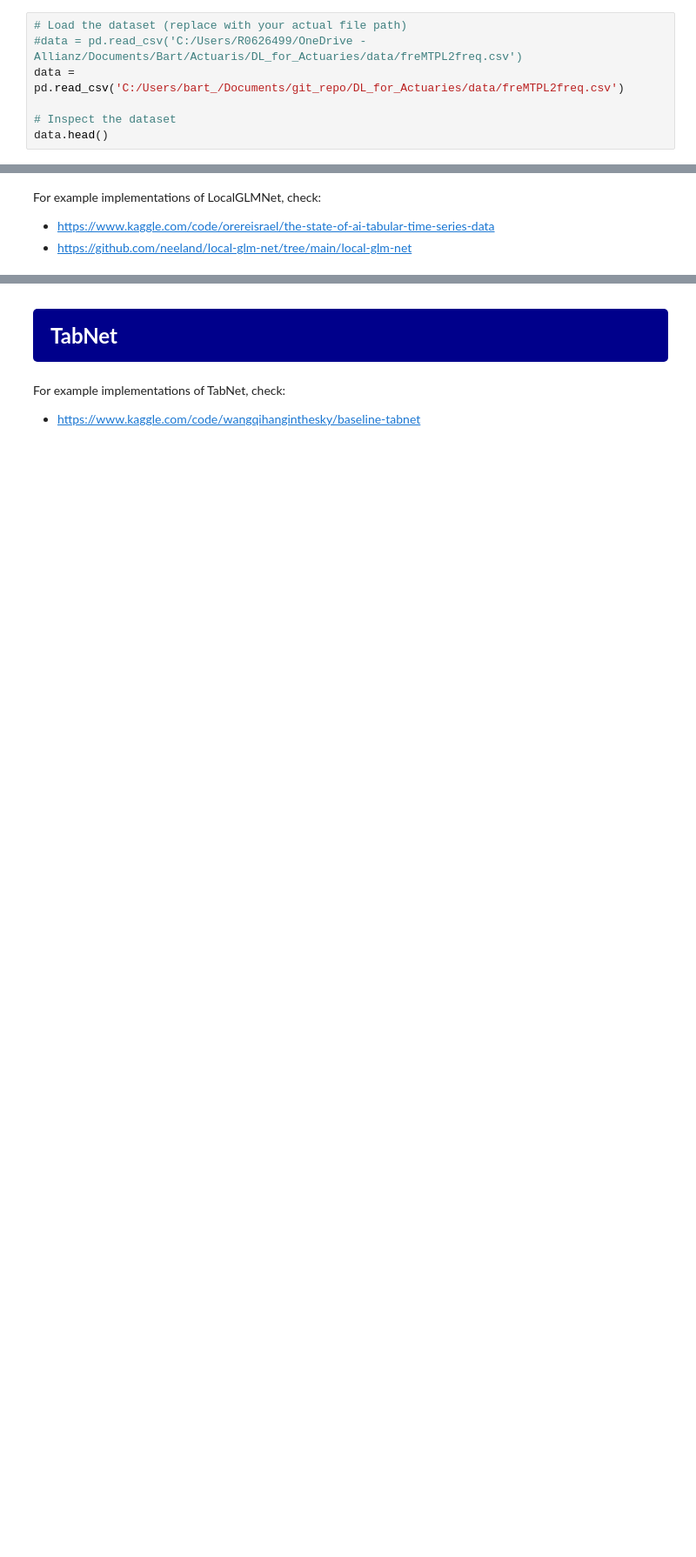
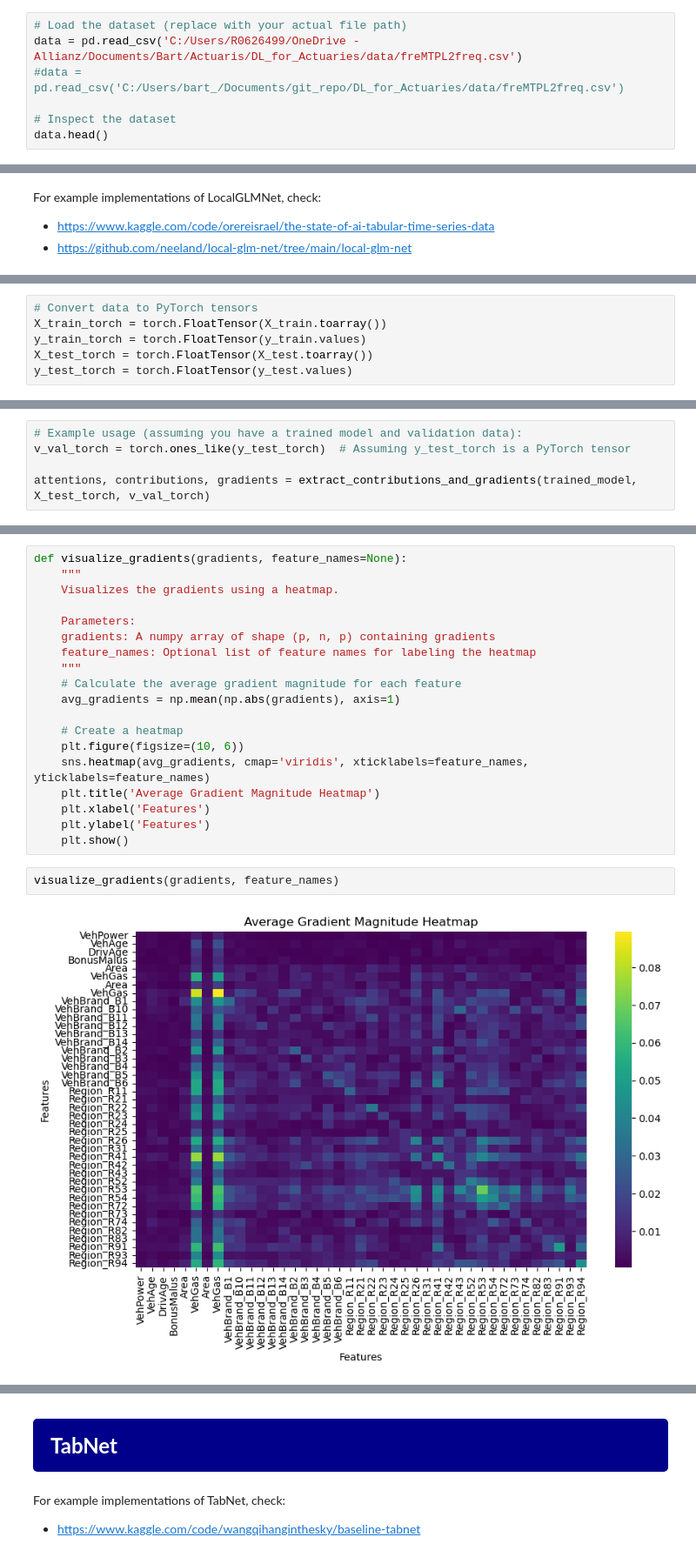
Before and after one commit to bart-custers/DL_for_Actuaries, a Jupyter notebook: notebooks/DL_for_Actuaries.ipynb, the cells around one changed output, grey strips where cells are left out. Shown at 87% size. Drawn from its saved outputs; the diff is of its cells as text; blank space fills up the shorter version.

```diff
--- a/notebooks/DL_for_Actuaries.ipynb
+++ b/notebooks/DL_for_Actuaries.ipynb
@@ -89,8 +92,8 @@ from pytorch_tabnet.tab_model import TabNetRegressor
 For simplicity and transparency, we use an open source dataset with a portfolio of car insurance policies and claims. The dataset can be loaded from the repository or it can be found on Kaggle (https://www.kaggle.com/datasets/floser/french-motor-claims-datasets-fremtpl2freq).
 # %%
 # Load the dataset (replace with your actual file path)
-#data = pd.read_csv('C:/Users/R0626499/OneDrive - Allianz/Documents/Bart/Actuaris/DL_for_Actuaries/data/freMTPL2freq.csv')
-data = pd.read_csv('C:/Users/bart_/Documents/git_repo/DL_for_Actuaries/data/freMTPL2freq.csv')
+data = pd.read_csv('C:/Users/R0626499/OneDrive - Allianz/Documents/Bart/Actuaris/DL_for_Actuaries/data/freMTPL2freq.csv')
+#data = pd.read_csv('C:/Users/bart_/Documents/git_repo/DL_for_Actuaries/data/freMTPL2freq.csv')
 
 # Inspect the dataset
 data.head()
@@ -374,0 +510,6 @@ evaluate_model("LocalGLMNet", y_test, localglmnet_preds_test)
+# %%
+# Convert data to PyTorch tensors
+X_train_torch = torch.FloatTensor(X_train.toarray())
+y_train_torch = torch.FloatTensor(y_train.values)
+X_test_torch = torch.FloatTensor(X_test.toarray())
+y_test_torch = torch.FloatTensor(y_test.values)
@@ -374,0 +543,5 @@ evaluate_model("LocalGLMNet", y_test, localglmnet_preds_test)
+# %%
+# Example usage (assuming you have a trained model and validation data):
+v_val_torch = torch.ones_like(y_test_torch)  # Assuming y_test_torch is a PyTorch tensor
+
+attentions, contributions, gradients = extract_contributions_and_gradients(trained_model, X_test_torch, v_val_torch)
@@ -374,0 +550,23 @@ evaluate_model("LocalGLMNet", y_test, localglmnet_preds_test)
+# %%
+def visualize_gradients(gradients, feature_names=None):
+    """
+    Visualizes the gradients using a heatmap.
+
+    Parameters:
+    gradients: A numpy array of shape (p, n, p) containing gradients
+    feature_names: Optional list of feature names for labeling the heatmap
+    """
+    # Calculate the average gradient magnitude for each feature
+    avg_gradients = np.mean(np.abs(gradients), axis=1)
+
+    # Create a heatmap
+    plt.figure(figsize=(10, 6))
+    sns.heatmap(avg_gradients, cmap='viridis', xticklabels=feature_names, yticklabels=feature_names)
+    plt.title('Average Gradient Magnitude Heatmap')
+    plt.xlabel('Features')
+    plt.ylabel('Features')
+    plt.show()
+# %%
+visualize_gradients(gradients, feature_names)
+# %% [output]
+[figure, added]
```
Also changed, not shown: parts of 20 cells of this notebook.
